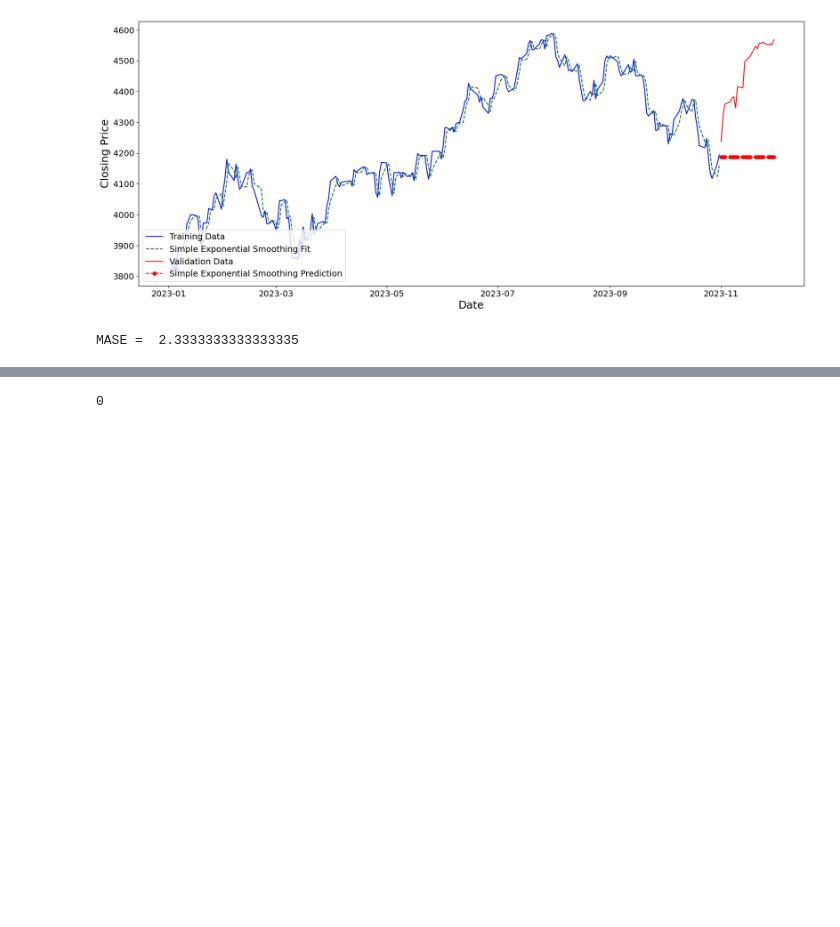
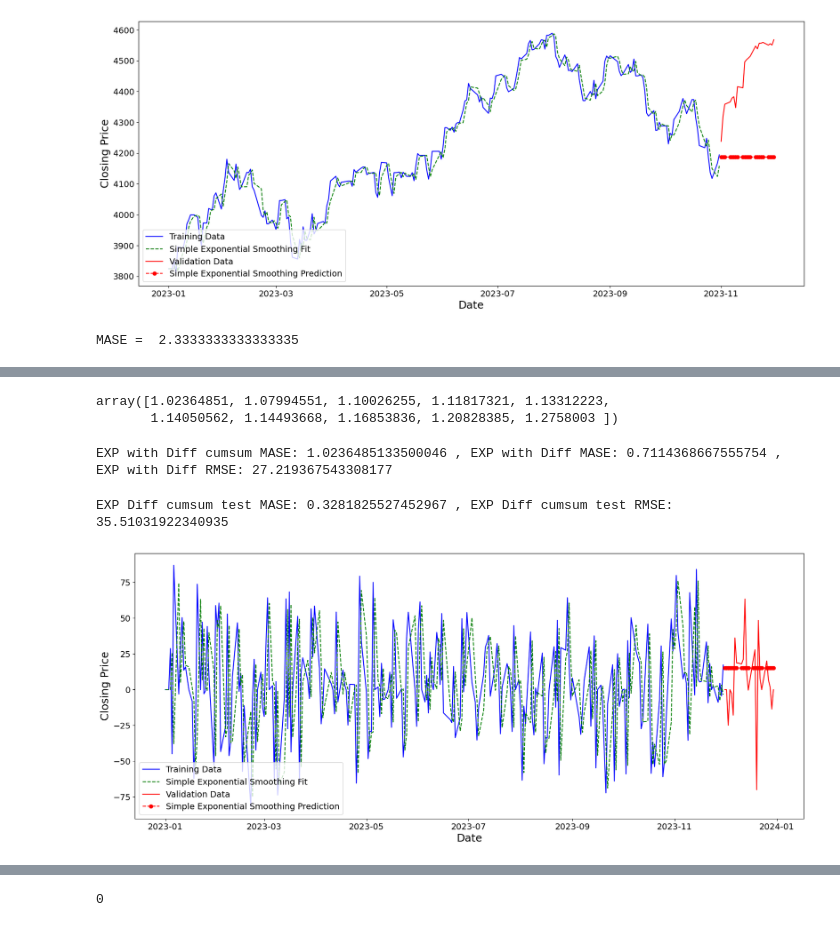
Before and after one commit to nasheydari/NSPP-News-Based-Stock-Price-Prediction, a Jupyter notebook: train_baseline.ipynb, the cells around one changed output, grey strips where cells are left out. Drawn from its saved outputs; the diff is of its cells as text; code cells hidden in the pictures; blank space fills up the shorter version.

```diff
--- a/train_baseline.ipynb
+++ b/train_baseline.ipynb
@@ -170,0 +213,4 @@ See the caveats in the documentation: https://pandas.pydata.org/pandas-docs/stab
+# %%
+df_train_val=pd.concat([df_train, df_val], axis=0, ignore_index=True)
+df_train_val['Diff']=df_train_val.Close_numeric.diff()
+df_train_val['Diff'][0]=0
@@ -319,0 +471,5 @@ ValueError: Input contains NaN.
+# %%
+np.mean(exp_D_c_mase, axis=0)
+# %% [output]
+array([1.02364851, 1.07994551, 1.10026255, 1.11817321, 1.13312223,
+       1.14050562, 1.14493668, 1.16853836, 1.20828385, 1.2758003 ])
@@ -319,0 +479,56 @@ ValueError: Input contains NaN.
+# %%
+print('EXP with Diff cumsum MASE:', np.mean(exp_D_c_mase, axis=0).min(), ', EXP with Diff MASE:', np.mean(exp_D_mase, axis=0).min(), ', EXP with Diff RMSE:', np.mean(exp_D_rmse, axis=0).min())
+# %% [output]
+EXP with Diff cumsum MASE: 1.0236485133500046 , EXP with Diff MASE: 0.7114368667555754 , EXP with Diff RMSE: 27.219367543308177
+# %%
+simp_exp_smooth_d = SimpleExpSmoothing(df_train_val.Diff.values).fit(smoothing_level=0.9,
+                                                                             optimized=False)
+simp_exp_smooth_d_c = SimpleExpSmoothing(df_train_val.Diff.values).fit(smoothing_level=np.linspace(0.1, 1,10)[np.mean(exp_D_c_mase, axis=0).argmin()],
+                                                                             optimized=False)
+
+pred = simp_exp_smooth_d_c.forecast(len(df_test)).cumsum()+df_train_val.Close_numeric.iloc[-1]
+
+MASE_exp_d_c_t=mase(df_train_val.Close_numeric.values, df_test.Close_numeric.values, pred)
+rmse_exp_t=np.sqrt(mean_squared_error(df_test.Close_numeric.values, pred))
+print('EXP Diff cumsum test MASE:', MASE_exp_d_c_t , ', EXP Diff cumsum test RMSE:', rmse_exp_t)
+# %% [output]
+EXP Diff cumsum test MASE: 0.3281825527452967 , EXP Diff cumsum test RMSE: 35.51031922340935
+# %%
+plt.figure(figsize=(20,8))
+
+
+plt.plot(df_train_val.Date,
+         df_train_val.Diff,
+         'b',
+         label="Training Data")
+
+
+## We can get the fitted values with fittedvalues
+plt.plot(df_train_val.Date,
+         simp_exp_smooth_d.fittedvalues,
+         'g--',
+         label="Simple Exponential Smoothing Fit")
+
+plt.plot(df_test.Date,
+         df_test.Diff,
+         'r',
+         label="Validation Data")
+
+## We can get the forecast with .forecast(h)
+plt.plot(df_test.Date,
+         simp_exp_smooth_d.forecast(len(df_test)),
+         'r--o',
+         label="Simple Exponential Smoothing Prediction")
+
+
+plt.xlabel("Date", fontsize=18)
+plt.ylabel("Closing Price", fontsize=18)
+
+plt.xticks(fontsize=14)
+plt.yticks(fontsize=14)
+
+plt.legend(fontsize=14, loc=3)
+
+plt.show()
+# %% [output]
+[figure, added]
```
Also changed, not shown: parts of 80 cells of this notebook, 1 other file.
